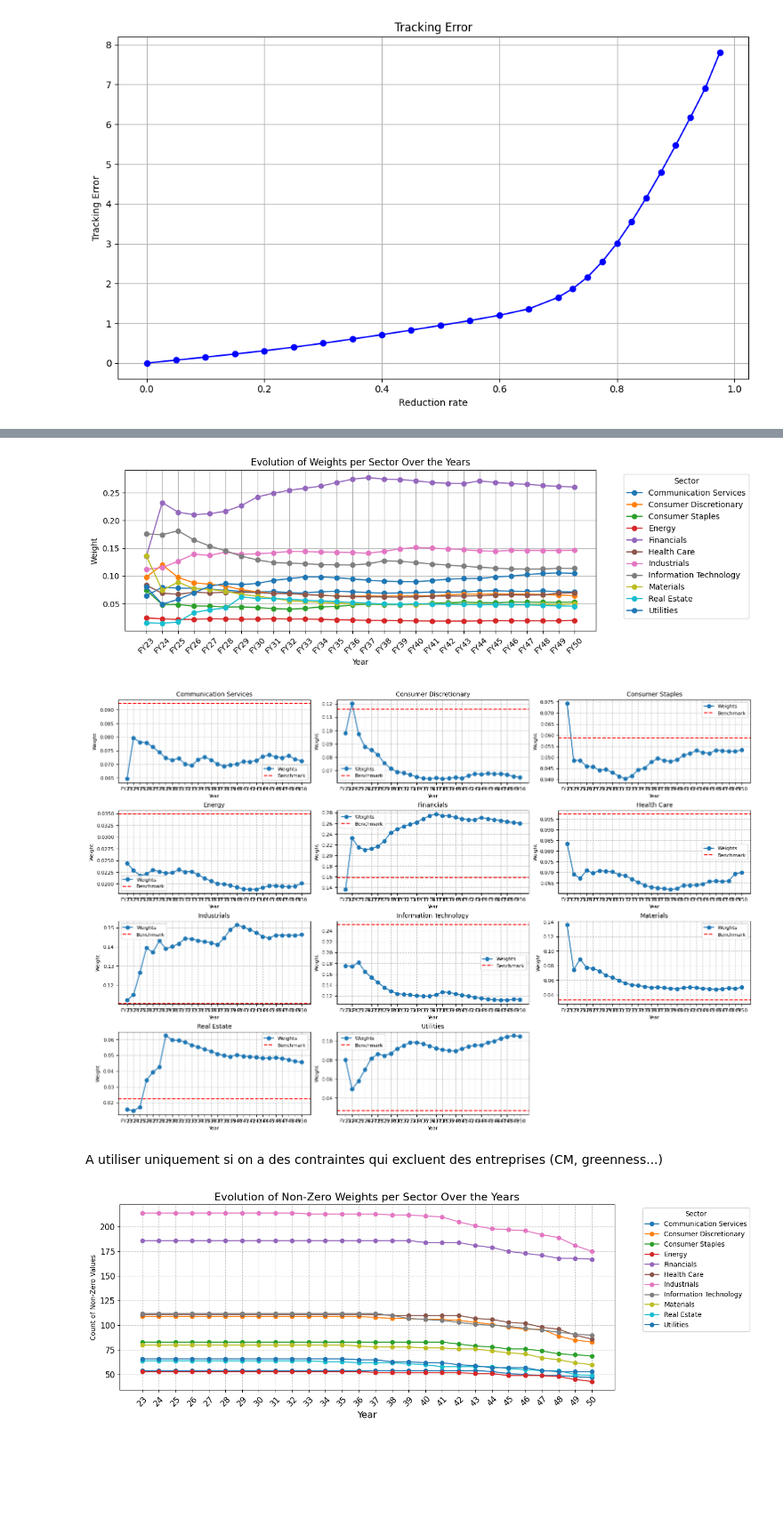
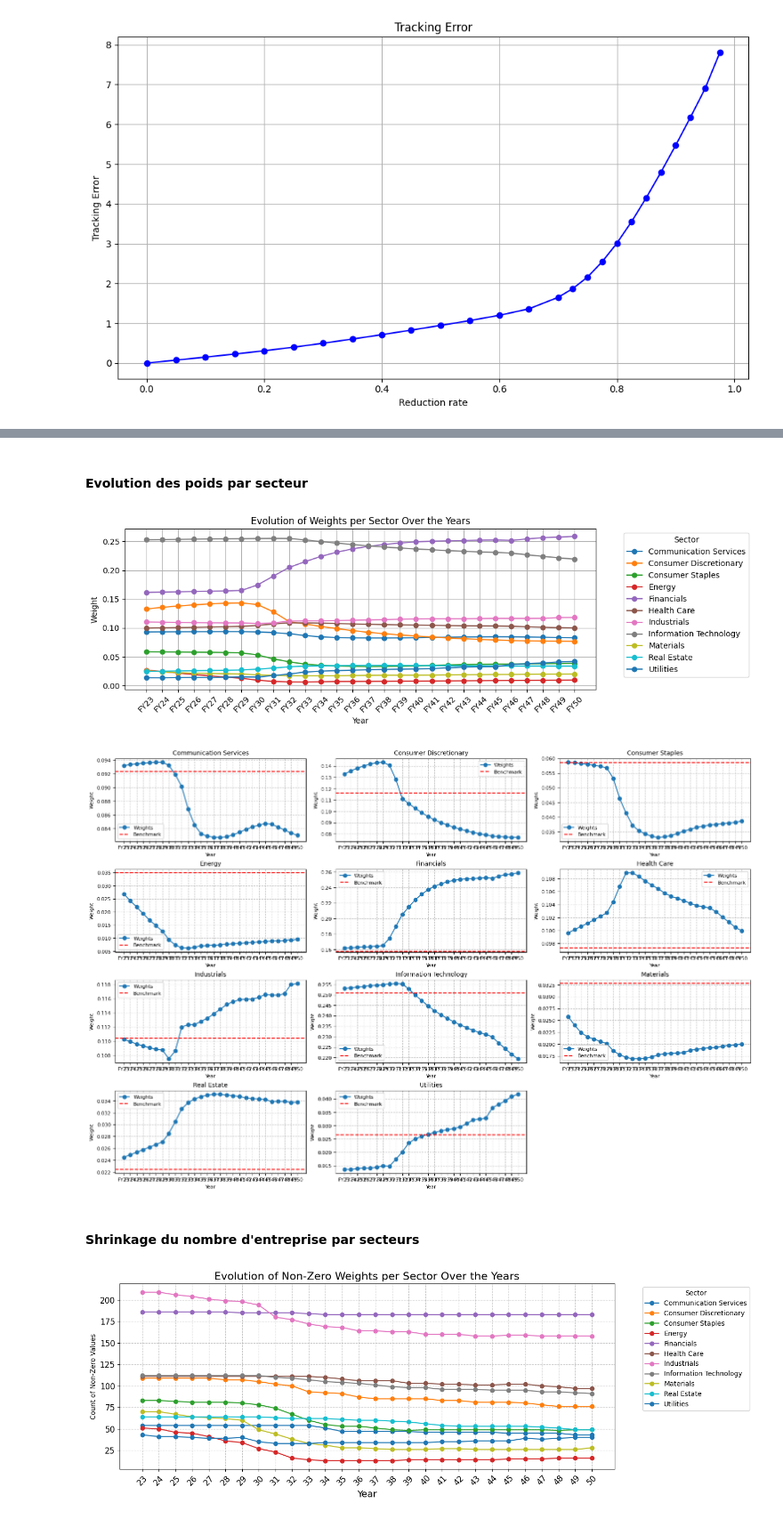
Before and after one commit to MoutetMaxime/net-zero-portfolio, a Jupyter notebook: optimization.ipynb, the cells around one changed output, grey strips where cells are left out. Shown at 89% size. Cells and saved outputs as stored; diff of their text form; code cells hidden in the pictures; blank space fills up the shorter version.

Commit message:
plot

```diff
--- a/optimization.ipynb
+++ b/optimization.ipynb
@@ -90,7 +100,7 @@ for year in range(len(R_)):
     y = y[:,np.newaxis]
     x = y + bench
     x_list.append(x)
-    name_col = "Weight_FY"+str(ye)
+    name_col = "Weight_CE_FY"+str(ye)
     CI[name_col] = x
     tracking_error = 0.5 * y.T @ sigma @ y
     te.append(tracking_error)
@@ -158,17 +168,17 @@ for year in range(len(R_)):
     y = solve(
         Q = sigma,
         p = None,
-        G = np.concatenate( (CI_year, -Green, CM_year), axis=1).T,#CI0 -Gt CM
+        G = np.concatenate((CI_year, -Green, CM_year), axis=1).T,#CI0 -Gt CM
         h = np.concatenate(((1 - R)*CI0.T@bench-CI_year.T@bench,-g*Green.T@bench, CMstar-CM_year.T@bench),axis=0),# (1-R)CI0b-CItb   -(1+g)G0b-Gtb    CM*-CMb
         A = np.ones((bench.shape[0],1)).T,
-        b =-np.ones(bench.shape).T @ bench + 1,
+        b = -np.ones(bench.shape).T @ bench + 1,
         lb = - bench,
         ub =np.ones(bench.shape) - bench,
     )
     y = y[:,np.newaxis]
     x = y + bench
     x_list_green.append(x)
-    name_col = "Weight_FY"+str(ye)
+    name_col = "Weight_G_FY"+str(ye)
     CI[name_col] = x
     tracking_error = 0.5 * y.T @ sigma @ y
     te_green.append(tracking_error)
@@ -277,6 +298,8 @@ plt.show()
+# %% [markdown]
+#### Evolution des poids par secteur
 # %%
 # Extract the columns related to weights over the years
-weight_columns = [col for col in CI.columns if col.startswith('Weight_FY')]
+weight_columns = [col for col in CI.columns if col.startswith('Weight_CE_FY')]
 
 # Group by sector and sum the weights for each year
 sector_weights = CI.groupby('GICS_SECTOR')[weight_columns].sum()
@@ -292,12 +315,12 @@ plt.grid(True)
 plt.tight_layout()
 plt.show()
 # %% [output]
-[figure, old version]
+[figure, new version]
 # %%
 import math
 
 # Extract the columns related to weights over the years
-weight_columns = [col for col in CI.columns if col.startswith('Weight_FY')]
+weight_columns = [col for col in CI.columns if col.startswith('Weight_CE_FY')]
 
 # Group by sector and sum the weights for each year
 sector_weights = CI.groupby('GICS_SECTOR')[weight_columns].sum()
@@ -348,43 +371,43 @@ for j in range(i + 1, len(axes)):
 
 plt.show()
 # %% [output]
-[figure, old version]
+[figure, new version]
-# %% [markdown]
-A utiliser uniquement si on a des contraintes qui excluent des entreprises (CM, greenness...)
+# %% [markdown]
+#### Shrinkage du nombre d'entreprise par secteurs
 # %%
 # Extraire les colonnes liées aux poids au fil des années
-weight_columns = [col for col in CI.columns if col.startswith('Weight_FY')]
+weight_columns = [col for col in CI.columns if col.startswith('Weight_CE_FY')]
 
 # Ajouter des colonnes "zero_" indiquant si les valeurs sont significativement différentes de zéro
 for i, col in enumerate(weight_columns):
     CI[f"zero_{23 + i}"] = CI[col] > 0.00001
     1  # Ajuster l'index des années (par exemple, FY23 = 2023)
 
 # Sélectionner les colonnes "zero_" pour le comptage
 zero_columns = [col for col in CI.columns if col.startswith('zero_')]
 
 # Grouper par secteur et compter les valeurs "True" pour chaque année
 non_zero_counts = CI.groupby('GICS_SECTOR')[zero_columns].sum()
 
 # Transposer pour visualiser les années sur l'axe X
 non_zero_counts.T.plot(figsize=(14, 5), marker='o')
 
 # Ajouter des titres, labels et personnalisation
 plt.title('Evolution of Non-Zero Weights per Sector Over the Years', fontsize=16)
 plt.xlabel('Year', fontsize=14)
 plt.ylabel('Count of Non-Zero Values')
 plt.legend(title='Sector', bbox_to_anchor=(1.05, 1), loc='upper left', fontsize=10)
 plt.xticks(
     ticks=range(len(zero_columns)),
     labels=[col.split('_')[-1] for col in zero_columns],
     rotation=45,
     fontsize=12
 )
 plt.yticks(fontsize=12)
 plt.grid(True, linestyle='--', alpha=0.7)
 plt.tight_layout()
 plt.show()
 # %% [output]
-[figure, old version]
+[figure, new version]
 # %%
 # Extraire les colonnes liées aux poids au fil des années
```
Also changed, not shown: parts of 22 cells of this notebook.
